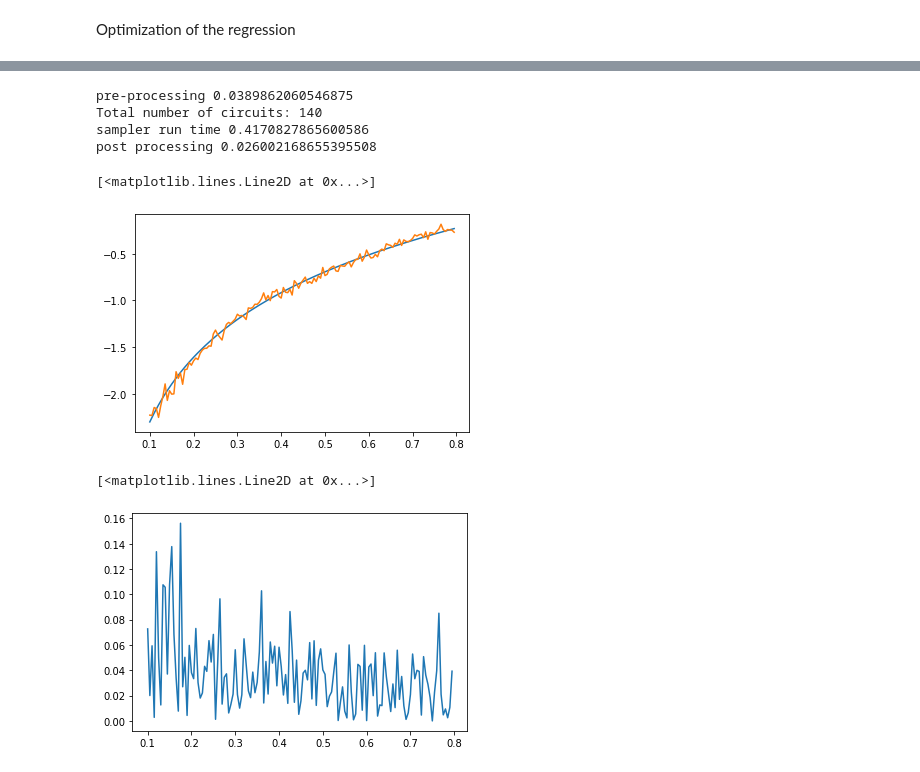
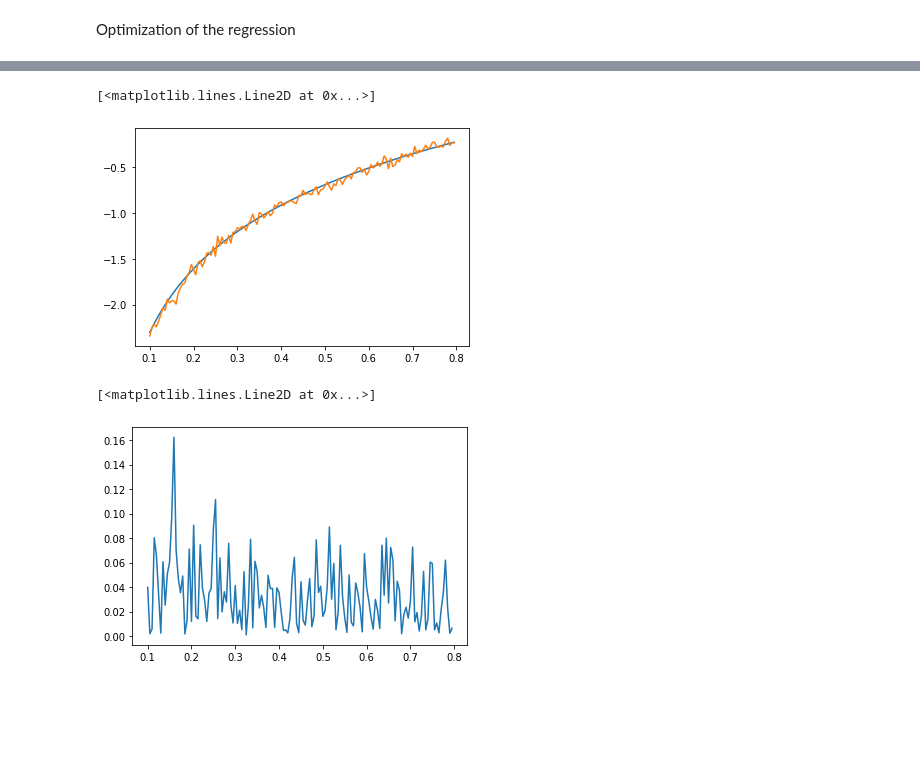
Before and after one commit to sQUlearn/squlearn, a Jupyter notebook: examples/qnn/regression_with_variance.ipynb, the cells around one changed output, grey strips where cells are left out. Drawn from its saved outputs; the diff is of its cells as text; code cells hidden in the pictures; blank space fills up the shorter version.

```diff
--- a/examples/qnn/regression_with_variance.ipynb
+++ b/examples/qnn/regression_with_variance.ipynb
@@ -109,20 +105,16 @@ plt.plot(x, np.abs(y - np.log(x)))
 # %%
 qasm = Executor("qasm_simulator")
 qnn_qasm = QNNRegressor(
-    pqc, ising_op, qasm, [SquaredLoss, VarianceLoss], SLSQP(), reg._param, reg._param_op
+    pqc, ising_op, qasm, [SquaredLoss, VarianceLoss], SLSQP(), reg.param, reg.param_op
 )
 y = qnn_qasm.predict(x)
 plt.plot(x, np.log(x))
 plt.plot(x, y)
 # %% [output]
-pre-processing 0.0389862060546875
-Total number of circuits: 140
-sampler run time 0.4170827865600586
-post processing 0.026002168655395508
+[<matplotlib.lines.Line2D at 0x...>]
-[<matplotlib.lines.Line2D at 0x...>]
-[figure, old version]
+[figure, new version]
 # %%
 plt.plot(x, np.abs(y - np.log(x)))
 # %% [output]
 [<matplotlib.lines.Line2D at 0x...>]
-[figure, old version]
+[figure, new version]
```
Also changed, not shown: parts of 4 cells of this notebook, 5 other files.
